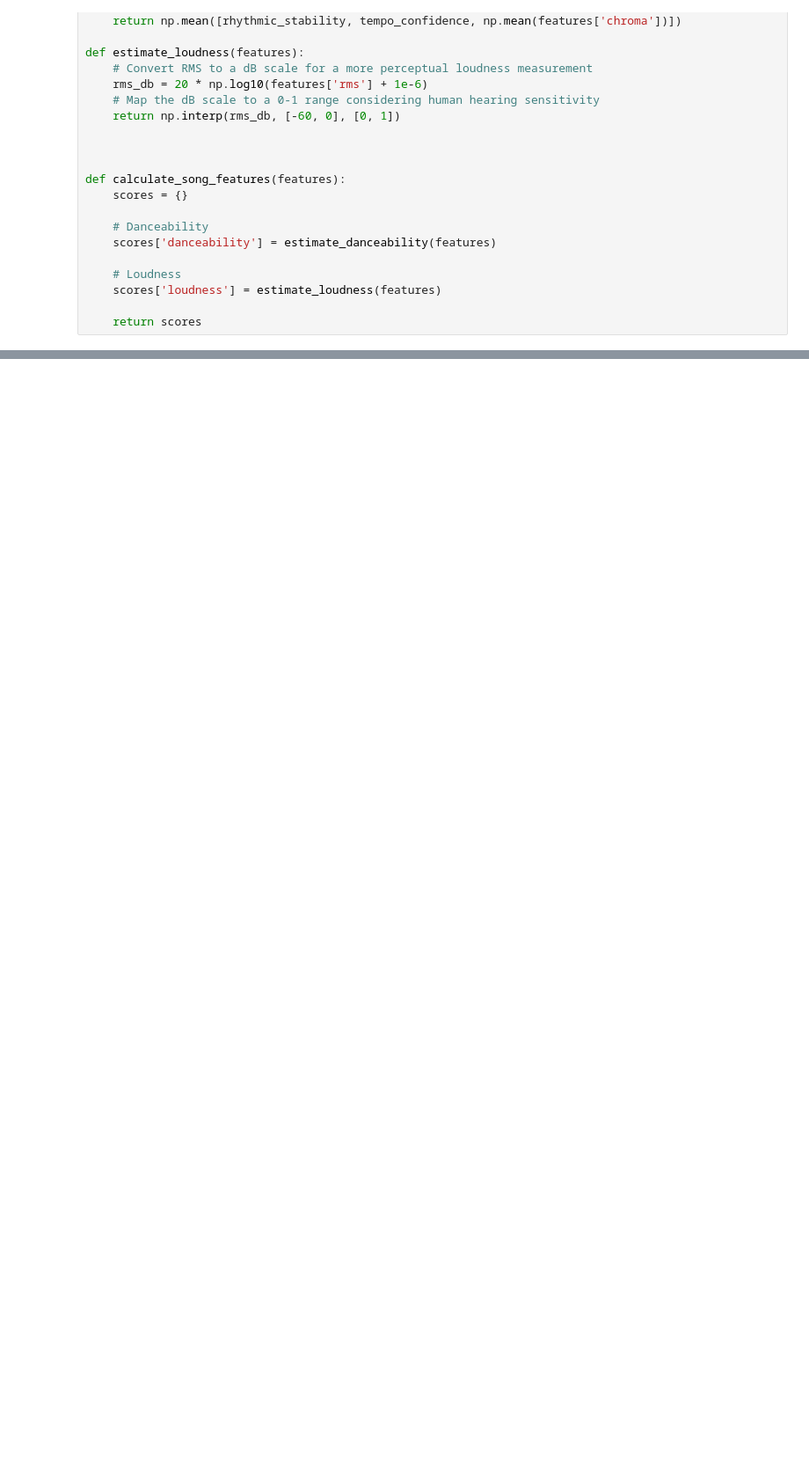
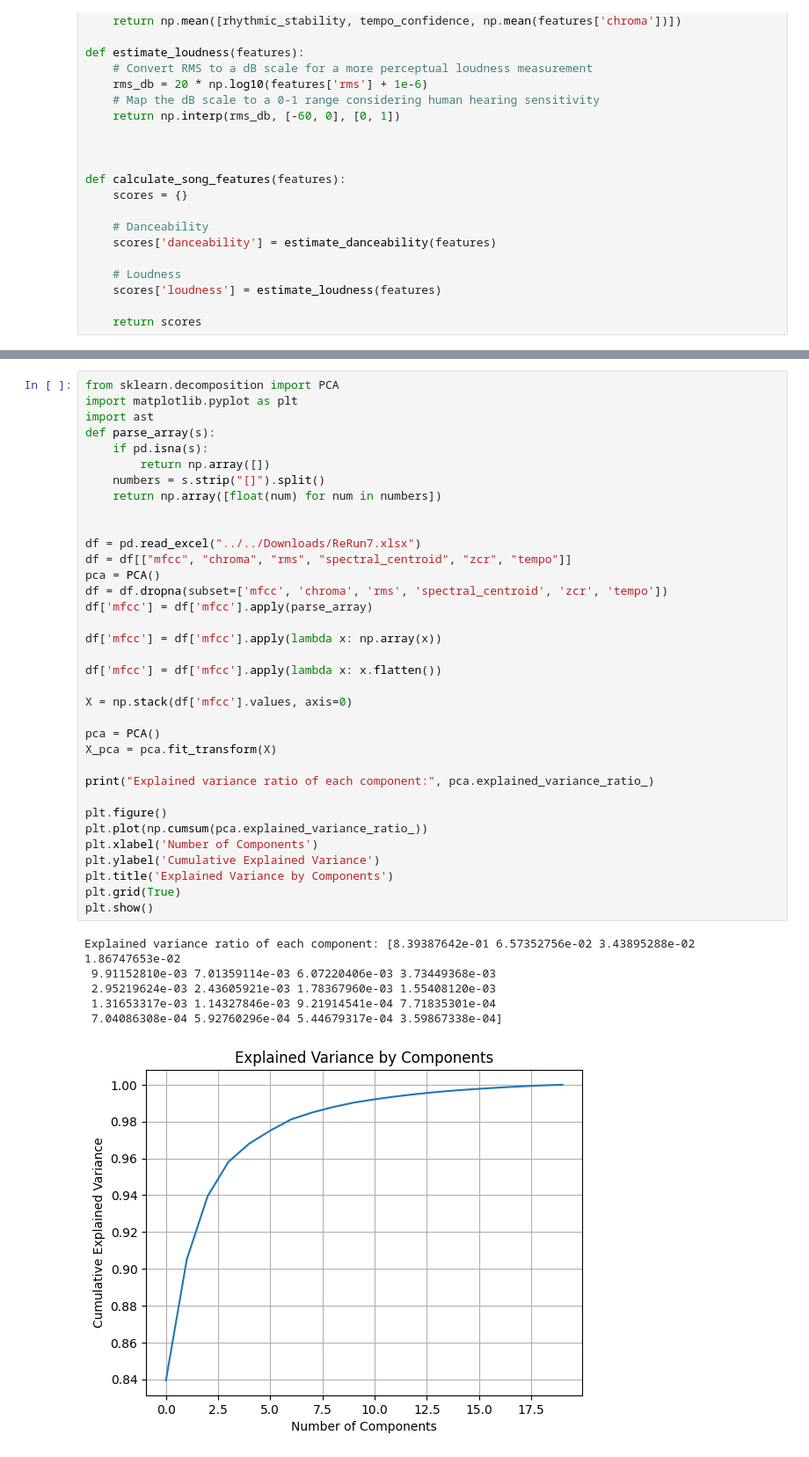
Before and after one commit to LauWyeRock/RecommendationSystem, a Jupyter notebook: KnowledgeGraph/kg.ipynb, the cells around one changed output, grey strips where cells are left out. Shown at 88% size. Saved outputs shown, nothing was run; the diff lists cells and outputs as text; blank space fills up the shorter version.

```diff
--- a/KnowledgeGraph/kg.ipynb
+++ b/KnowledgeGraph/kg.ipynb
@@ -358,0 +360,42 @@ Error processing WFLD 32: ('Connection aborted.', TimeoutError(10060, 'A connect
+# %%
+from sklearn.decomposition import PCA
+import matplotlib.pyplot as plt
+import ast
+def parse_array(s):
+    if pd.isna(s):
+        return np.array([])
+    numbers = s.strip("[]").split()
+    return np.array([float(num) for num in numbers])
+
+
+df = pd.read_excel("../../Downloads/ReRun7.xlsx")
+df = df[["mfcc", "chroma", "rms", "spectral_centroid", "zcr", "tempo"]]
+pca = PCA()
+df = df.dropna(subset=['mfcc', 'chroma', 'rms', 'spectral_centroid', 'zcr', 'tempo'])
+df['mfcc'] = df['mfcc'].apply(parse_array)
+
+df['mfcc'] = df['mfcc'].apply(lambda x: np.array(x))
+
+df['mfcc'] = df['mfcc'].apply(lambda x: x.flatten())
+
+X = np.stack(df['mfcc'].values, axis=0)
+
+pca = PCA()
+X_pca = pca.fit_transform(X)
+
+print("Explained variance ratio of each component:", pca.explained_variance_ratio_)
+
+plt.figure()
+plt.plot(np.cumsum(pca.explained_variance_ratio_))
+plt.xlabel('Number of Components')
+plt.ylabel('Cumulative Explained Variance')
+plt.title('Explained Variance by Components')
+plt.grid(True)
+plt.show()
+# %% [output]
+Explained variance ratio of each component: [8.39387642e-01 6.57352756e-02 3.43895288e-02 1.86747653e-02
+ 9.91152810e-03 7.01359114e-03 6.07220406e-03 3.73449368e-03
+ 2.95219624e-03 2.43605921e-03 1.78367960e-03 1.55408120e-03
+ 1.31653317e-03 1.14327846e-03 9.21914541e-04 7.71835301e-04
+ 7.04086308e-04 5.92760296e-04 5.44679317e-04 3.59867338e-04]
+[figure, added]
```
Also changed, not shown: parts of 5 cells of this notebook, 1 other file.
